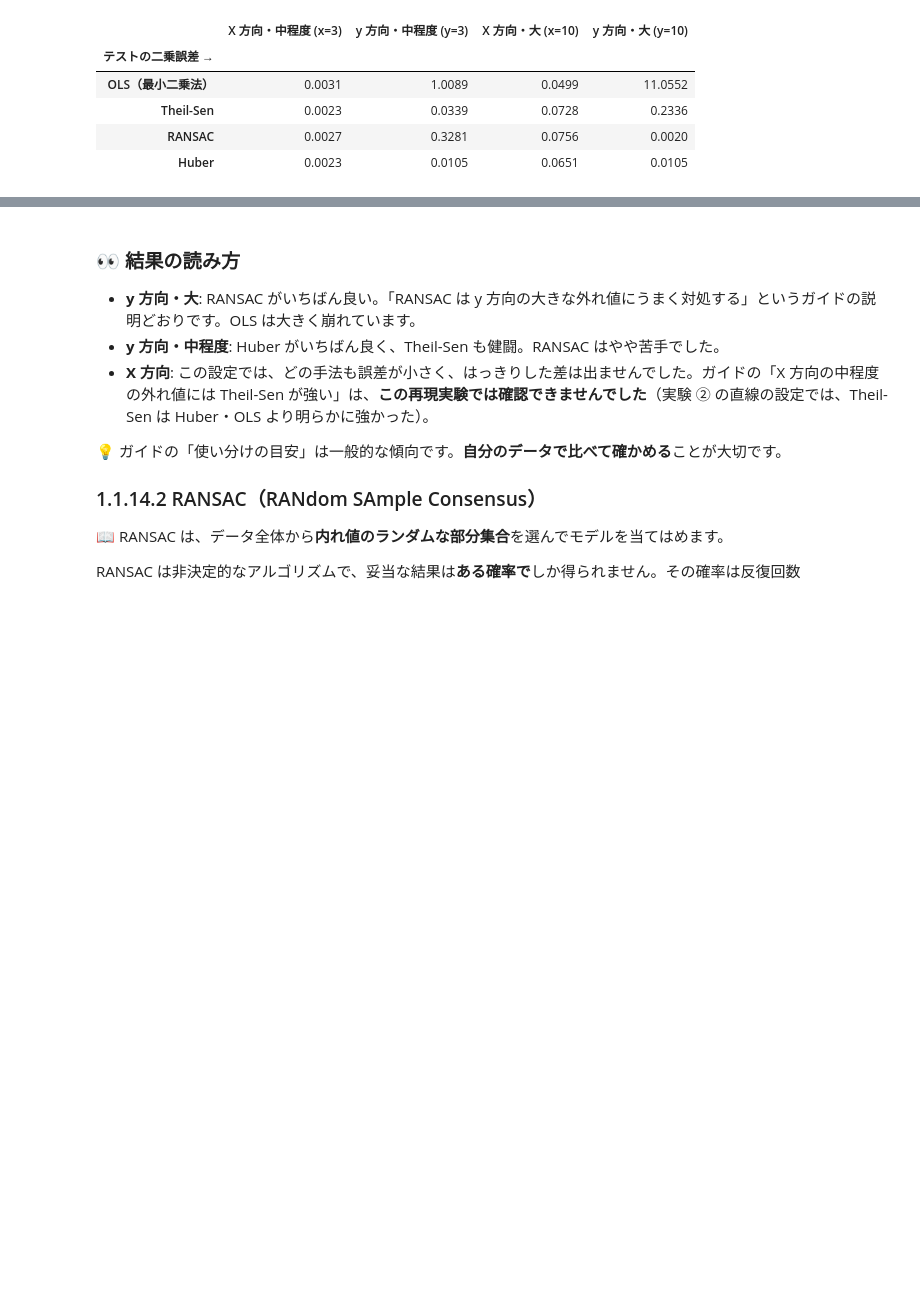
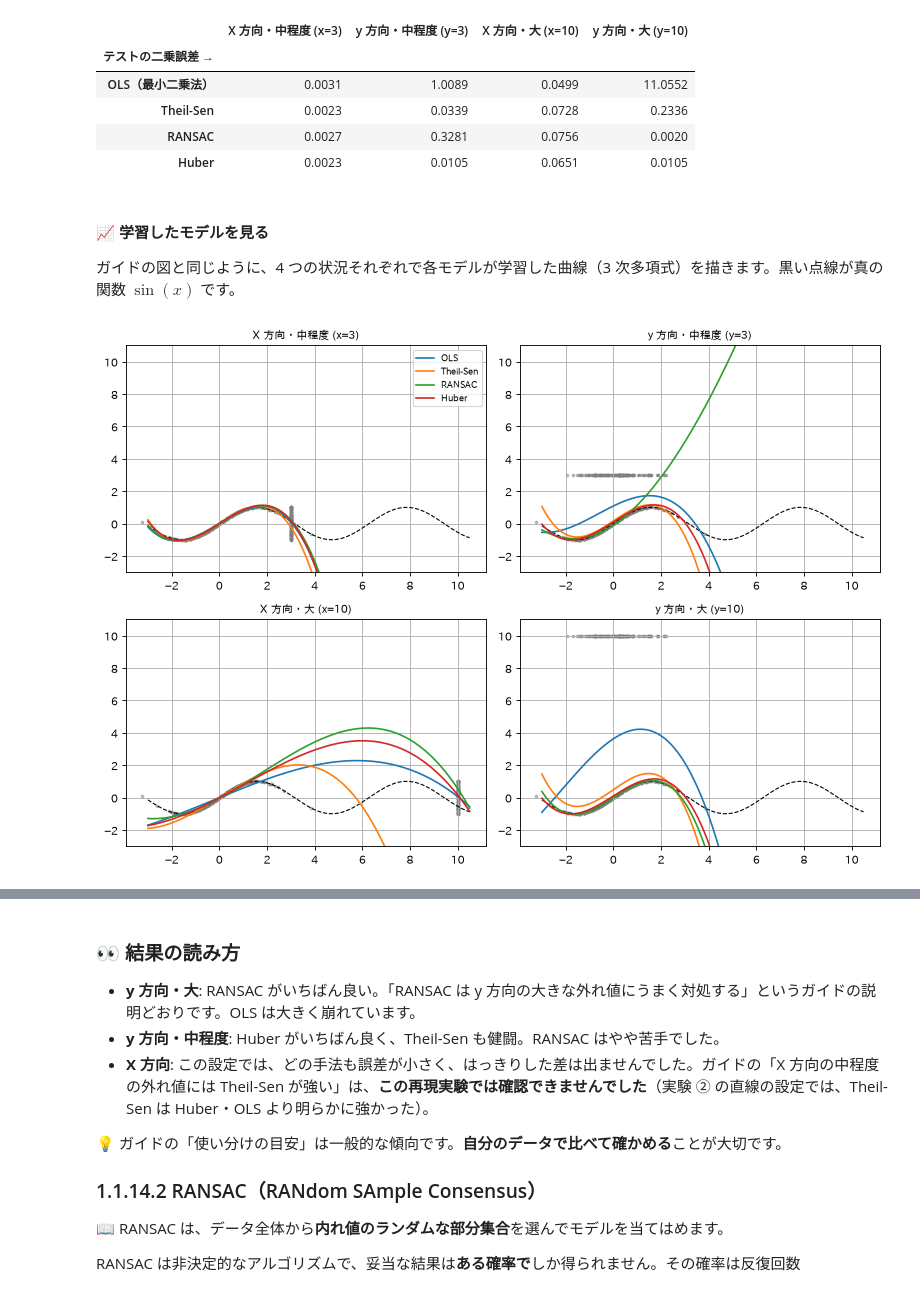
Before and after one commit to qsat/sandbox, a Jupyter notebook: study-sklearn/notebooks/01_supervised/01_linear_models_4_robust_poly.ipynb, the cells around one changed output, grey strips where cells are left out. Cells and saved outputs as stored; diff of their text form; code cells hidden in the pictures; blank space fills up the shorter version.

```diff
--- a/study-sklearn/notebooks/01_supervised/01_linear_models_4_robust_poly.ipynb
+++ b/study-sklearn/notebooks/01_supervised/01_linear_models_4_robust_poly.ipynb
@@ -198,3 +219,27 @@ pd.DataFrame(scenarios).rename_axis("テストの二乗誤差 →")
 | Theil-Sen | 0.0023 | 0.0339 | 0.0728 | 0.2336 |
 | RANSAC | 0.0027 | 0.3281 | 0.0756 | 0.0020 |
 | Huber | 0.0023 | 0.0105 | 0.0651 | 0.0105 |
+# %% [markdown]
+#### 📈 学習したモデルを見る
+
+ガイドの図と同じように、4 つの状況それぞれで各モデルが学習した曲線（3 次多項式）を描きます。黒い点線が真の関数 $\sin(x)$ です。
+# %%
+fig, axes = plt.subplots(2, 2, figsize=(10, 7))
+g_s = np.linspace(-3, 10.5, 300)[:, None]
+for ax, (label, change) in zip(axes.ravel(), [("X 方向・中程度 (x=3)", ("X", 3)), ("y 方向・中程度 (y=3)", ("y", 3)),
+                                              ("X 方向・大 (x=10)", ("X", 10)), ("y 方向・大 (y=10)", ("y", 10))]):
+    Xc, yc = X_g.copy(), y_g.copy()
+    if change[0] == "X": Xc[::3] = change[1]
+    else:                yc[::3] = change[1]
+    ax.scatter(Xc, yc, s=5, c="gray", alpha=0.5)
+    ax.plot(g_s, np.sin(g_s), "k--", lw=1)
+    for name, est in [("OLS", lm.LinearRegression()), ("Theil-Sen", lm.TheilSenRegressor(random_state=42)),
+                      ("RANSAC", lm.RANSACRegressor(random_state=42)), ("Huber", lm.HuberRegressor())]:
+        with warnings.catch_warnings():
+            warnings.simplefilter("ignore")
+            m = make_pipeline(PolynomialFeatures(3), est).fit(Xc, yc)
+        ax.plot(g_s, m.predict(g_s), label=name)
+    ax.set_ylim(-3, 11); ax.set_title(label, fontsize=10)
+axes[0, 0].legend(fontsize=8); plt.tight_layout(); plt.show()
+# %% [output]
+[figure, added]
```
Also changed, not shown: parts of 5 cells of this notebook.
